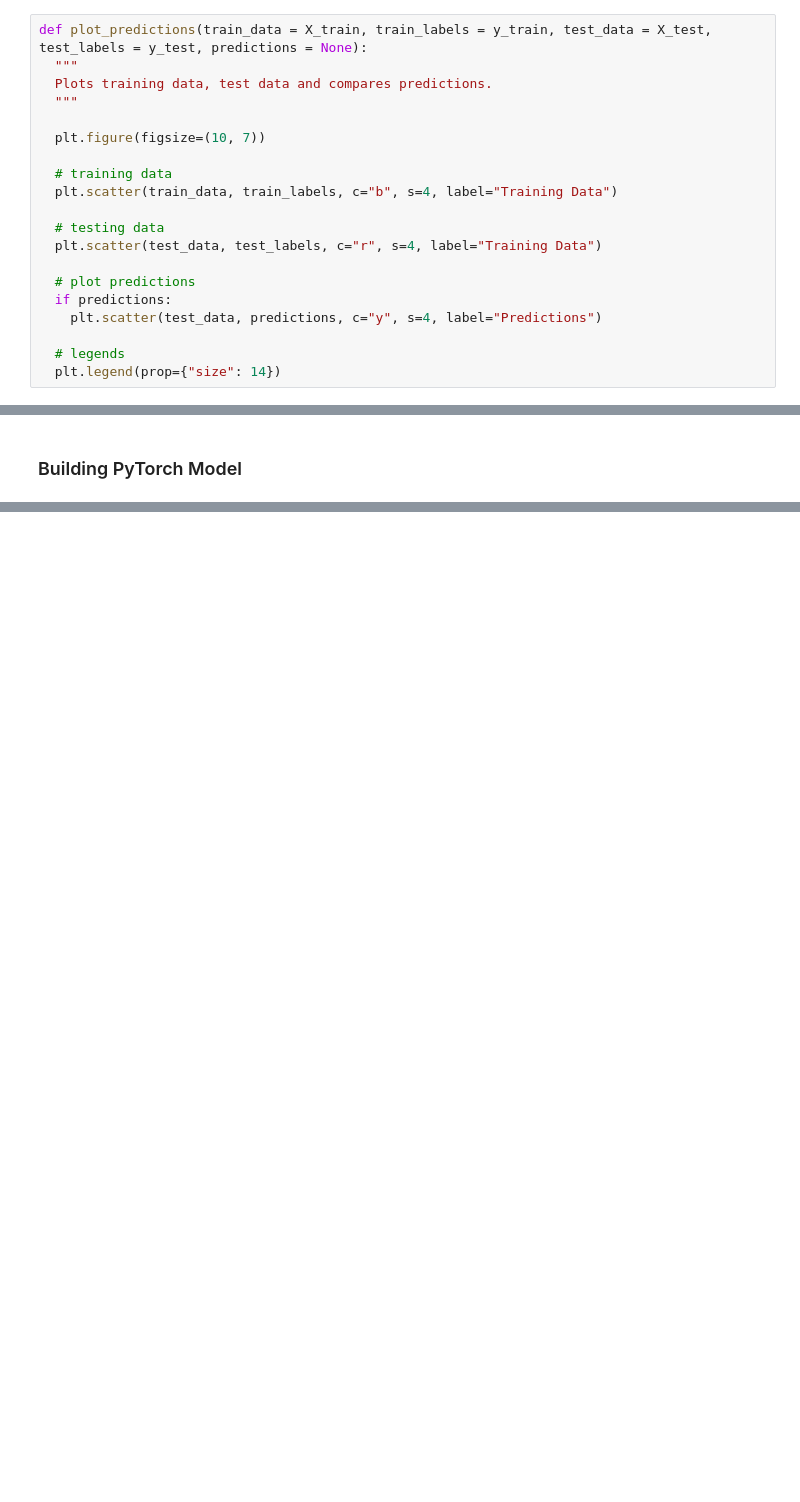
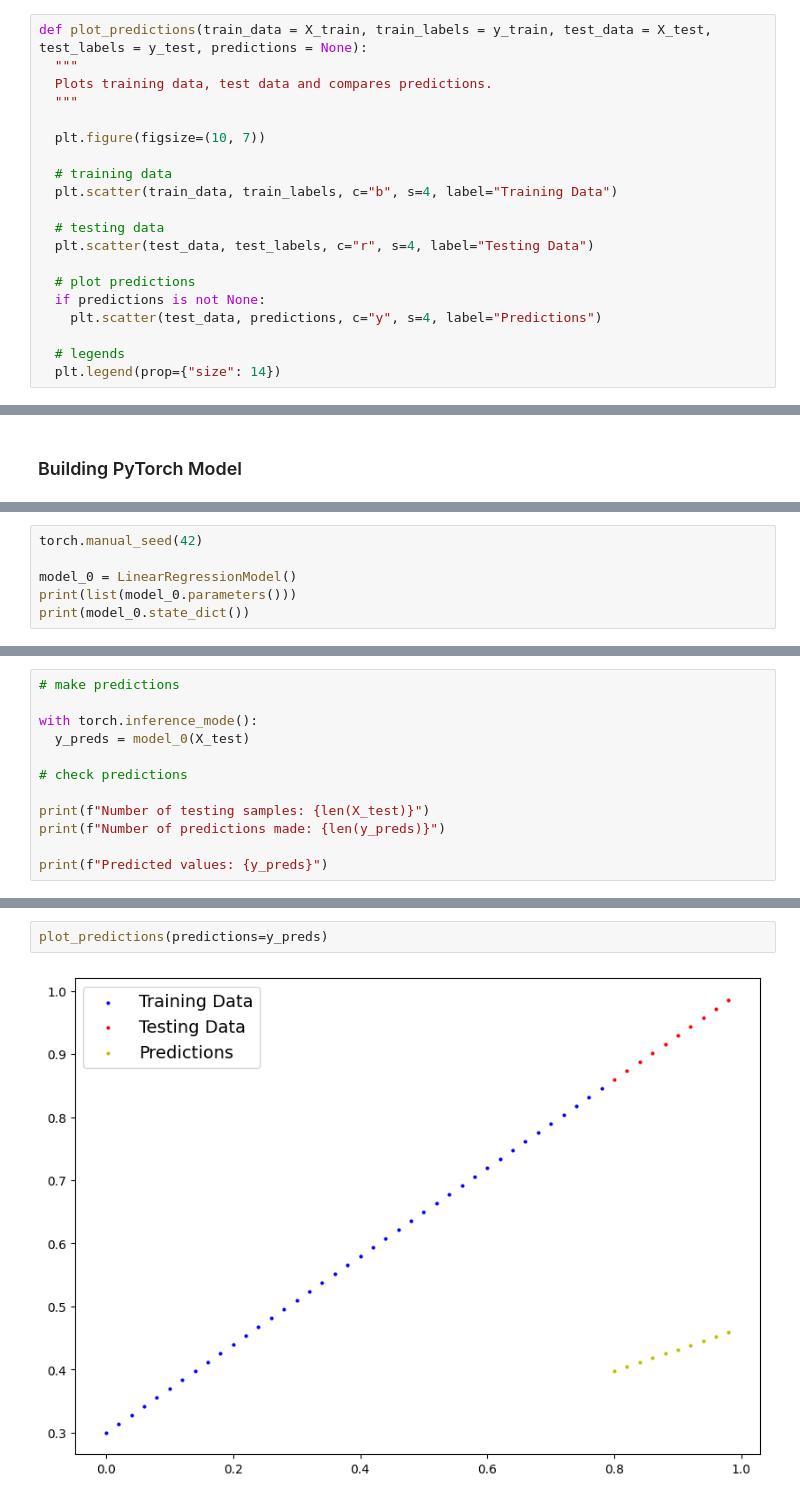
Before and after one commit to mrdbcse/deep-learning-pytorch, a Jupyter notebook: pytorch_workflow.ipynb, the cells around one changed output, grey strips where cells are left out. Drawn from its saved outputs; the diff is of its cells as text; blank space fills up the shorter version.

Commit message:
Working on model developement

```diff
--- a/pytorch_workflow.ipynb
+++ b/pytorch_workflow.ipynb
@@ -103,10 +103,10 @@ def plot_predictions(train_data = X_train, train_labels = y_train, test_data = X
   plt.scatter(train_data, train_labels, c="b", s=4, label="Training Data")
 
   # testing data
-  plt.scatter(test_data, test_labels, c="r", s=4, label="Training Data")
+  plt.scatter(test_data, test_labels, c="r", s=4, label="Testing Data")
 
   # plot predictions
-  if predictions:
+  if predictions is not None:
     plt.scatter(test_data, predictions, c="y", s=4, label="Predictions")
 
   # legends
@@ -132,0 +135,6 @@ class LinearRegressionModel(nn.Module):
+# %%
+torch.manual_seed(42)
+
+model_0 = LinearRegressionModel()
+print(list(model_0.parameters()))
+print(model_0.state_dict())
@@ -132,0 +148,12 @@ class LinearRegressionModel(nn.Module):
+# %%
+# make predictions
+
+with torch.inference_mode():
+  y_preds = model_0(X_test)
+
+# check predictions
+
+print(f"Number of testing samples: {len(X_test)}")
+print(f"Number of predictions made: {len(y_preds)}")
+
+print(f"Predicted values: {y_preds}")
@@ -132,0 +173,4 @@ class LinearRegressionModel(nn.Module):
+# %%
+plot_predictions(predictions=y_preds)
+# %% [output]
+[figure, added]
```
Also changed, not shown: parts of 12 cells of this notebook.
